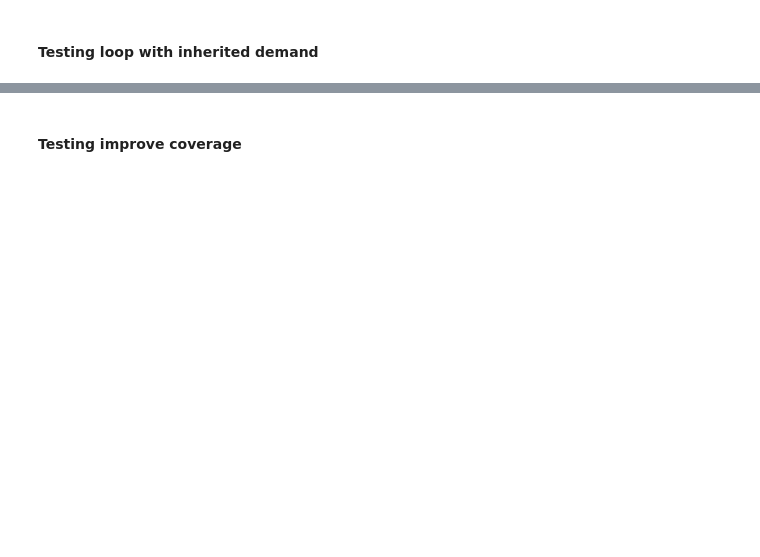
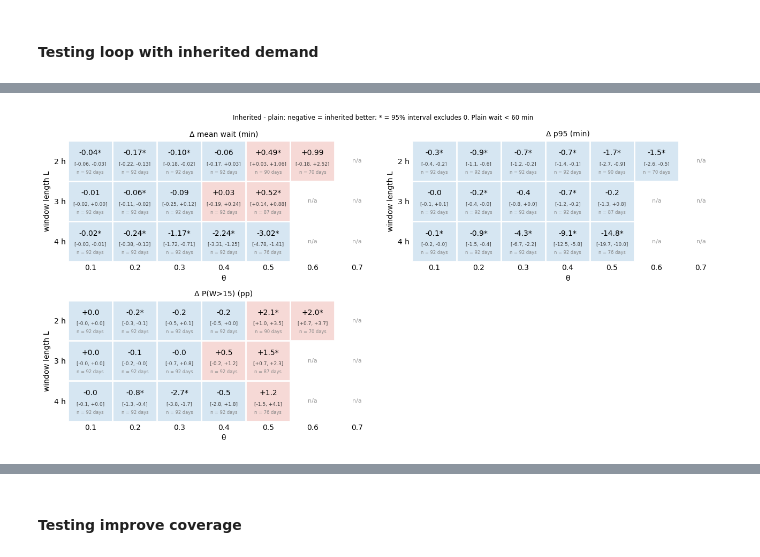
Before and after one commit to ZanchiLorenzo/security_paper, a Jupyter notebook: Second Tester.ipynb, the cells around one changed output, grey strips where cells are left out. Saved outputs shown, nothing was run; the diff lists cells and outputs as text; code cells hidden in the pictures; blank space fills up the shorter version.

```diff
--- a/Second Tester.ipynb
+++ b/Second Tester.ipynb
@@ -671,8 +464,0 @@ L=12: 93 giorni
-# %%
-dfs = []
-for lb in [48, 72, 96]:
-    d = run_loop_experiment(day_data, rates_in_order, Ls=[6, 10], lane_bins=lb,
-                            out_path=os.path.join("data", f"loop_experiment_v3_lb{lb}.pkl"))
-    d["lane_bins"] = lb
-    dfs.append(d)
-df_loop = pd.concat(dfs, ignore_index=True)
@@ -688,9 +464,0 @@ df_loop.to_clipboard()
-# %%
-d = df_loop[~df_loop["overloaded"]]
-d = d.assign(pos = d["cap_gap"] > 0)
-
-print("quota cap_gap>0 per L:\n", d.groupby("L")["pos"].mean().round(3))
-print("quota cap_gap>0 per theta:\n", d.groupby("theta")["pos"].mean().round(3))
-print("totale:", d["pos"].mean().round(4), "su", len(d), "casi")
-print("gap positivi (in unità di L):\n",
-      (d.loc[d.pos, "cap_gap"] / d.loc[d.pos, "L"]).value_counts().sort_index())
@@ -804,0 +465,58 @@ for (lb, l), g in df_loop.groupby(["lane_bins", "L"]):
+# %%
+df_sim = pd.read_pickle(os.path.join('data', 'inherit_full_60.pkl'))
+# %%
+from matplotlib.colors import ListedColormap
+
+def heat_L_theta(df, q_max=15, min_days=15, need_sig=False,
+                 metrics=(("p95", "Δ p95 (min)", 1, 1), ("P(W>15)", "Δ P(W>15) (pp)", 100, 1))):
+    """Colore = segno della differenza (blu chiaro < 0, rosa chiaro > 0). need_sig=True: colora solo se l'intervallo esclude 0."""
+    s = summarize_days(df, by=("L", "theta"), q_max=q_max, metrics=tuple(m[0] for m in metrics))
+    Ls, ths = sorted(s["L"].unique()), sorted(s["theta"].unique())
+    #remove thtea=0
+    ths = [t for t in ths if t != 0]
+    cmap = ListedColormap(["#d6e6f2", "#f6d9d6"])                 # negativo, positivo
+
+    n = len(metrics); ncols = 2; nrows = int(np.ceil(n / ncols))
+    fig, axs = plt.subplots(nrows, ncols, figsize=(6.5 * ncols, 3.2 * nrows), squeeze=False)
+    axs = axs.ravel()
+    for ax in axs[n:]:
+        ax.set_visible(False)
+
+    for ax, (m, title, k, d) in zip(axs, metrics):
+        g = s[s.metric == m].set_index(["L", "theta"])
+        sign = np.full((len(Ls), len(ths)), np.nan); cells = {}
+        for a, L in enumerate(Ls):
+            for b, t in enumerate(ths):
+                if (L, t) not in g.index or g.loc[(L, t), "days"] < min_days:
+                    cells[(a, b)] = None; continue
+                r = g.loc[(L, t)]; sig = r.ci_lo > 0 or r.ci_hi < 0
+                if sig or not need_sig: sign[a, b] = 1.0 if r["mean"] > 0 else 0.0
+                cells[(a, b)] = (f"{r['mean']*k:+.{d}f}{'*' if sig else ''}",
+                 f"[{r.ci_lo*k:+.{d}f}, {r.ci_hi*k:+.{d}f}]",
+                 f"n = {int(r['days'])} days")
+
+
+        ax.imshow(np.ma.masked_invalid(sign), cmap=cmap, vmin=0, vmax=1, aspect="auto")
+        for (a, b), c in cells.items():
+            if c is None:
+                ax.text(b, a, "n/a", ha="center", va="center", fontsize=8, color="#999")
+            else:
+                ax.text(b, a - 0.2, c[0], ha="center", va="center", fontsize=10)
+                ax.text(b, a + 0.08, c[1], ha="center", va="center", fontsize=6.5, color="#444")
+                ax.text(b, a + 0.28, c[2], ha="center", va="center", fontsize=6, color="#888")
+        ax.set_xticks(range(len(ths))); ax.set_xticklabels([f"{t:g}" for t in ths]); ax.set_xlabel("θ")
+        ax.set_yticks(range(len(Ls))); ax.set_yticklabels([f"{L*15/60:g} h" for L in Ls]); ax.set_ylabel("window length L")
+        ax.set_title(title, fontsize=10)
+        for sp in ax.spines.values(): sp.set_visible(False)
+        ax.set_xticks(np.arange(-.5, len(ths)), minor=True); ax.set_yticks(np.arange(-.5, len(Ls)), minor=True)
+        ax.grid(which="minor", color="white", lw=2); ax.tick_params(which="both", length=0)
+    fig.suptitle(f"Inherited - plain: negative = inherited better; * = 95% interval excludes 0. "
+                 f"Plain wait < {q_max} min", fontsize=8.5)
+    fig.tight_layout(); plt.show()
+
+heat_L_theta(df_sim, q_max=60, min_days=30,
+             metrics=(("mean", "Δ mean wait (min)", 1, 2),
+                      ("p95", "Δ p95 (min)", 1, 1),
+                      ("P(W>15)", "Δ P(W>15) (pp)", 100, 1)))
+# %% [output]
+[figure, added]
```
Also changed, not shown: parts of 17 cells of this notebook, 4 other files.
